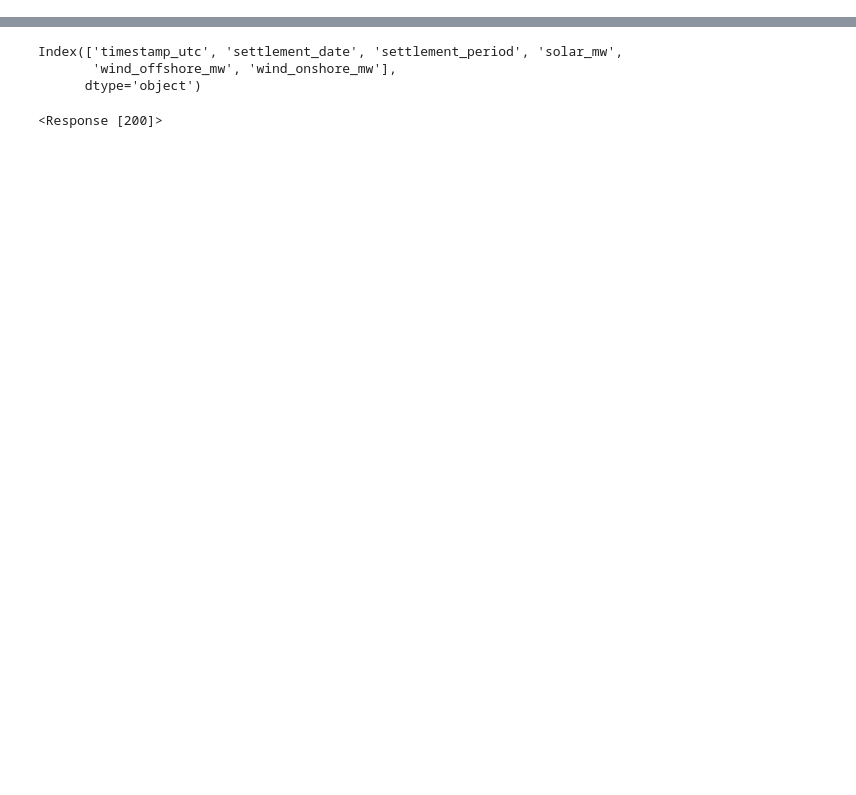
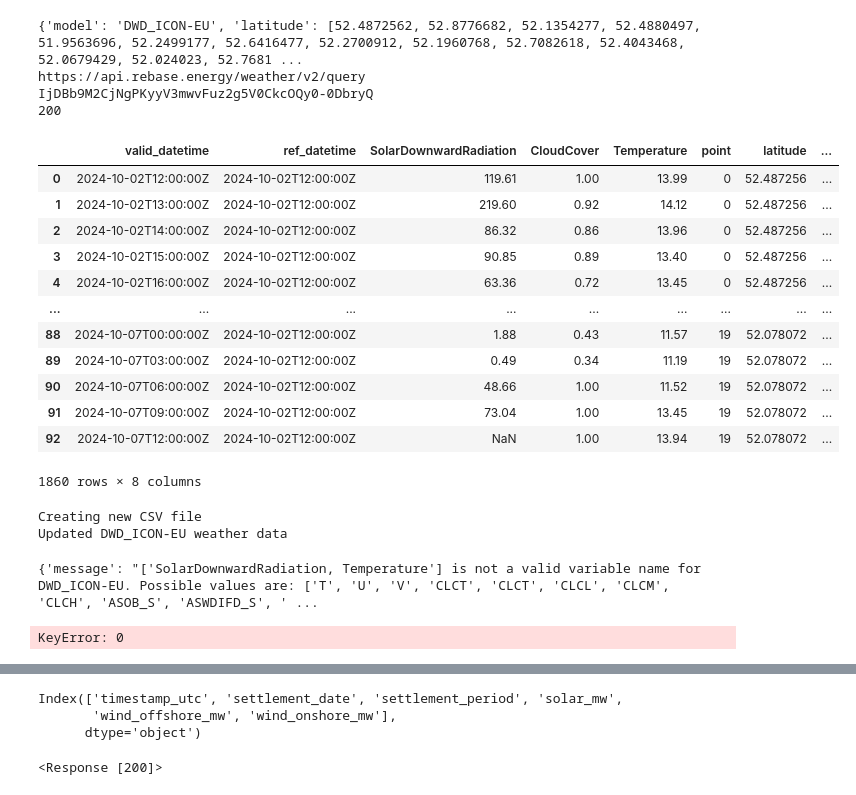
Before and after one commit to P-AEL/Energy_production_price_prediction, a Jupyter notebook: API_test.ipynb, the cells around one changed output, grey strips where cells are left out. Cells and saved outputs as stored; diff of their text form; code cells hidden in the pictures; blank space fills up the shorter version.

Commit message:
First script für autoamtic weather data api pulling

```diff
--- a/API_test.ipynb
+++ b/API_test.ipynb
@@ -21,5 +24,7 @@ import pickle as pkl
 with open('proxies.txt', 'r') as file:
         proxy = file.read()
 proxies = {'http': proxy, 'https': proxy}
+# %%
+proxies = None
 # %%
 rebase_api_client = comp_utils.RebaseAPI(api_key = open("A-Team_key.txt").read(), proxy=proxies)
@@ -25,0 +62,49 @@ rebase_api_client = comp_utils.RebaseAPI(api_key = open("A-Team_key.txt").read()
+# %%
+rebase_api_client.get_pes10_nwp(model="DWD_ICON-EU")
+# %% [output]
+{'model': 'DWD_ICON-EU', 'latitude': [52.4872562, 52.8776682, 52.1354277, 52.4880497, 51.9563696, 52.2499177, 52.6416477, 52.2700912, 52.1960768, 52.7082618, 52.4043468, 52.0679429, 52.024023, 52.7681 ...
+https://api.rebase.energy/weather/v2/query
+IjDBb9M2CjNgPKyyV3mwvFuz2g5V0CkcOQy0-0DbryQ
+200
+|  | valid_datetime | ref_datetime | SolarDownwardRadiation | CloudCover | Temperature | point | latitude | ... |
+| 0 | 2024-10-02T12:00:00Z | 2024-10-02T12:00:00Z | 119.61 | 1.00 | 13.99 | 0 | 52.487256 | ... |
+| 1 | 2024-10-02T13:00:00Z | 2024-10-02T12:00:00Z | 219.60 | 0.92 | 14.12 | 0 | 52.487256 | ... |
+| 2 | 2024-10-02T14:00:00Z | 2024-10-02T12:00:00Z | 86.32 | 0.86 | 13.96 | 0 | 52.487256 | ... |
+| 3 | 2024-10-02T15:00:00Z | 2024-10-02T12:00:00Z | 90.85 | 0.89 | 13.40 | 0 | 52.487256 | ... |
+| 4 | 2024-10-02T16:00:00Z | 2024-10-02T12:00:00Z | 63.36 | 0.72 | 13.45 | 0 | 52.487256 | ... |
+| ... | ... | ... | ... | ... | ... | ... | ... | ... |
+| 88 | 2024-10-07T00:00:00Z | 2024-10-02T12:00:00Z | 1.88 | 0.43 | 11.57 | 19 | 52.078072 | ... |
+| 89 | 2024-10-07T03:00:00Z | 2024-10-02T12:00:00Z | 0.49 | 0.34 | 11.19 | 19 | 52.078072 | ... |
+| 90 | 2024-10-07T06:00:00Z | 2024-10-02T12:00:00Z | 48.66 | 1.00 | 11.52 | 19 | 52.078072 | ... |
+| 91 | 2024-10-07T09:00:00Z | 2024-10-02T12:00:00Z | 73.04 | 1.00 | 13.45 | 19 | 52.078072 | ... |
+| 92 | 2024-10-07T12:00:00Z | 2024-10-02T12:00:00Z | NaN | 1.00 | 13.94 | 19 | 52.078072 | ... |
+1860 rows × 8 columns
+# %%
+List_of_models = ['DWD_ICON-EU']
+for model in List_of_models:
+    Update_Weather_Data(model)
+    print(f"Updated {model} weather data")
+# %% [output]
+Creating new CSV file
+Updated DWD_ICON-EU weather data
+# %%
+url = "https://api.rebase.energy/weather/v2/query"
+# url = "https://api.rebase.energy/weather/v2/point/historical"
+body= {'model': 'DWD_ICON-EU', 'latitude': [52.4872562, 52.8776682],
+        'longitude': [0.4012455, 0.7906532],
+          'variables': 'SolarDownwardRadiation, Temperature', 'output-format': 'json', 'forecast-horizon': "full",}
+          # 'start-date': '2024-09-27', 'end-date': '2024-09-29','reference-time-freq': '6H'}
+
+response = requests.post(url, json=body, headers={'Authorization': api_key})
+lats = [52.4872562, 52.8776682, 52.1354277, 52.4880497, 51.9563696, 52.2499177, 52.6416477, 52.2700912, 52.1960768, 52.7082618, 52.4043468, 52.0679429, 52.024023, 52.7681276, 51.8750506, 52.5582373, 52.4478922, 52.5214863, 52.8776682, 52.0780721]
+lons = [0.4012455, 0.7906532, -0.2640343, -0.1267052, 0.6588173, 1.3894081, 1.3509559, 0.7082557, 0.1534462, 0.7302284, 1.0762977, 1.1751747, 0.2962684, 0.1699257, 0.9115028, 0.7137489, 0.1204872, 1.5706825, 1.1916542, -0.0113488]
+df = pd.DataFrame()
+print(response.json())
+for point in range(len(response.json())):
+    new_df = pd.DataFrame(response.json()[point])
+    new_df['latitude'] = lats[point]
+    new_df['longitude'] = lons[point]
+    df = pd.concat([df, new_df])
+# %% [output]
+{'message': "['SolarDownwardRadiation, Temperature'] is not a valid variable name for DWD_ICON-EU. Possible values are: ['T', 'U', 'V', 'CLCT', 'CLCT', 'CLCL', 'CLCM', 'CLCH', 'ASOB_S', 'ASWDIFD_S', ' ...
+KeyError: 0
```
Also changed, not shown: parts of 16 cells of this notebook, 12 other files.
